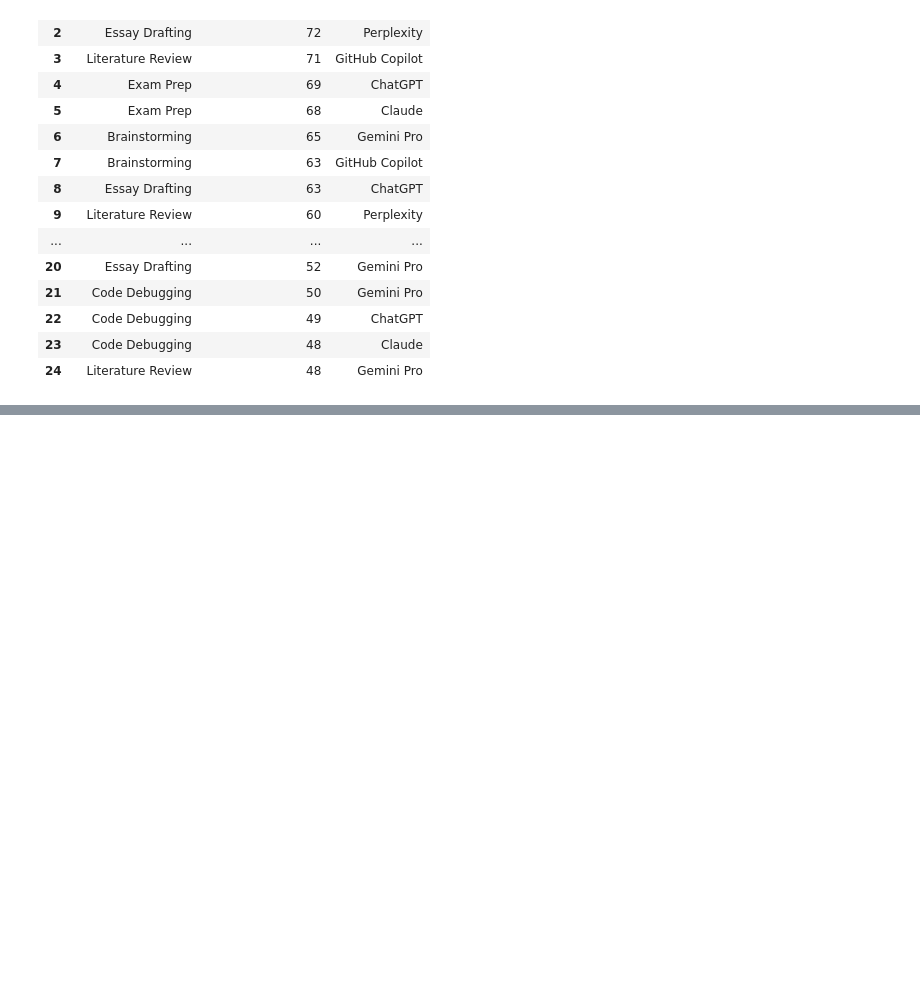
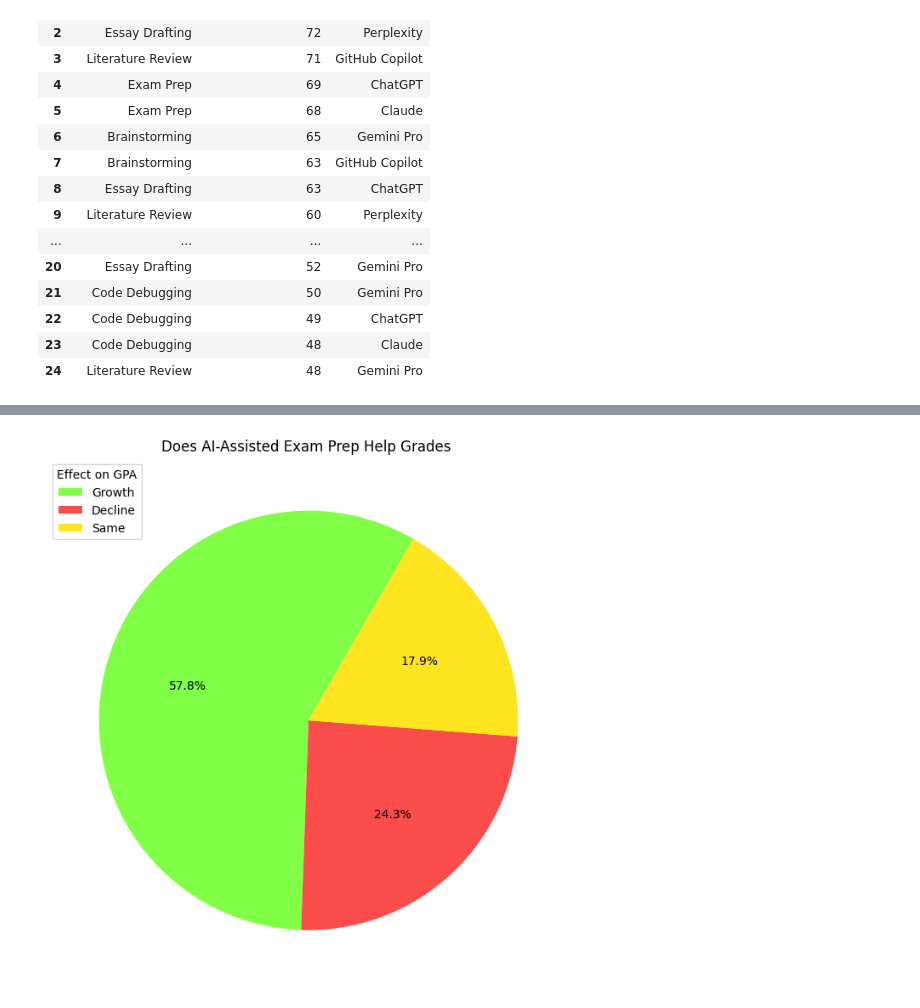
Before and after one commit to mjhess01/AI-Education-Analysis, a Jupyter notebook: Notebooks/dataset_exploration.ipynb, the cells around one changed output, grey strips where cells are left out. Saved outputs shown, nothing was run; the diff lists cells and outputs as text; code cells hidden in the pictures; blank space fills up the shorter version.

```diff
--- a/Notebooks/dataset_exploration.ipynb
+++ b/Notebooks/dataset_exploration.ipynb
@@ -863,0 +994,12 @@ result
+# %%
+query6 = '''
+    SELECT
+        main_usage_case,
+        SUM(gpa_baseline > gpa_post_ai) AS gpa_decline,
+        SUM(gpa_baseline < gpa_post_ai) AS gpa_growth,
+        SUM(gpa_baseline = gpa_post_ai) AS gpa_same
+    FROM students
+    GROUP BY main_usage_case
+'''
+result6 = pd.read_sql(query6, conn)
+result6
@@ -863,0 +1013,30 @@ result
+# %%
+exam_prep_gpa = result6[result6['main_usage_case'] == 'Exam Prep'].iloc[0]
+
+values = [
+    exam_prep_gpa['gpa_growth'],
+    exam_prep_gpa['gpa_decline'],
+    exam_prep_gpa['gpa_same']
+    ]
+labels = [
+    'Growth',
+    'Decline',
+    'Same']
+
+plt.figure(figsize=(8,8))
+plt.pie(
+    values,
+    autopct='%1.1f%%',
+    startangle=60,
+    colors=["#81ff47", "#fb4c4c", "#ffe520"]
+)
+
+plt.legend(
+    labels = labels,
+    loc = 'upper left',
+    title = 'Effect on GPA')
+
+plt.title('Does AI-Assisted Exam Prep Help Grades ')
+plt.show()
+# %% [output]
+[figure, added]
```
Also changed, not shown: parts of 14 cells of this notebook, 9 other files.
